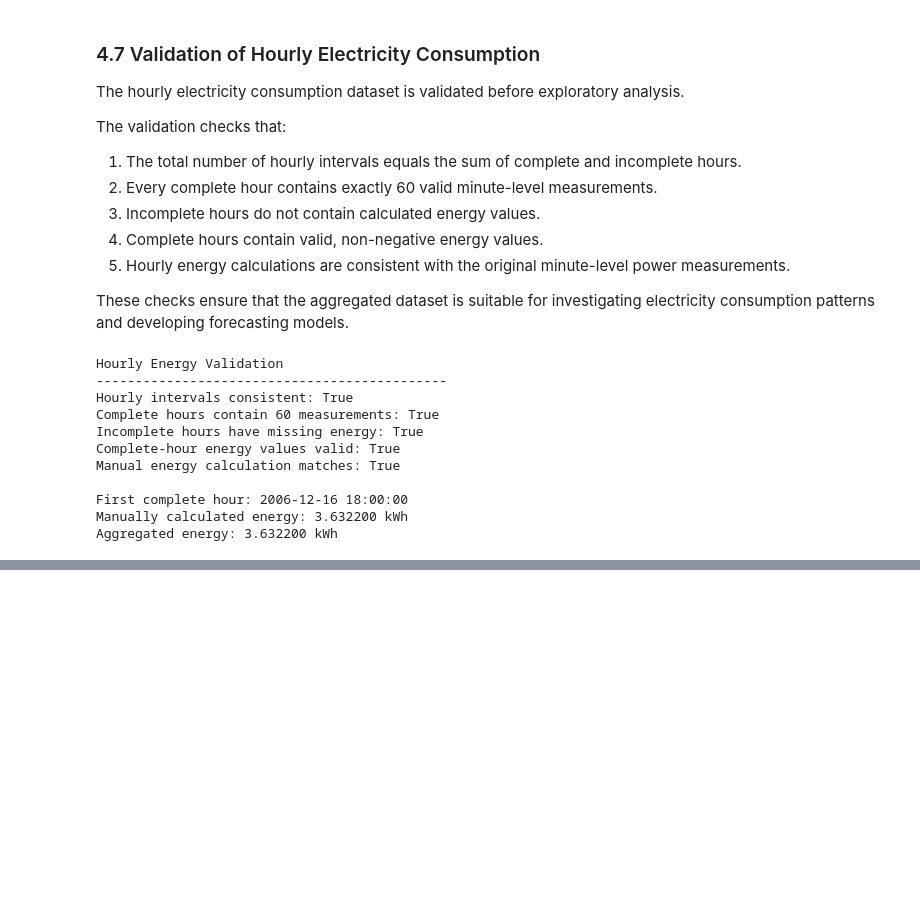
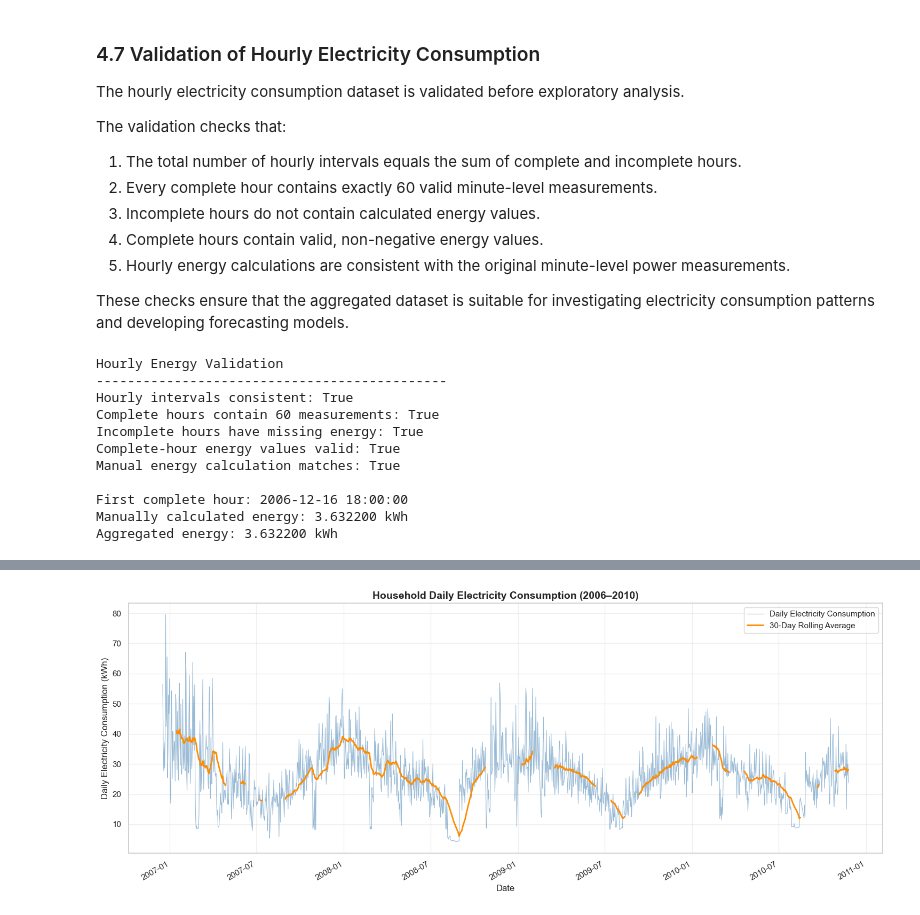
Before and after one commit to damisar/Household_Electricity_Consumption_Analysis_and_Forecasting, a Jupyter notebook: notebook/Household_Electricity_Consumption_Analysis_and_Forecasting.ipynb, the cells around one changed output, grey strips where cells are left out. Drawn from its saved outputs; the diff is of its cells as text; code cells hidden in the pictures; blank space fills up the shorter version.

```diff
--- a/notebook/Household_Electricity_Consumption_Analysis_and_Forecasting.ipynb
+++ b/notebook/Household_Electricity_Consumption_Analysis_and_Forecasting.ipynb
@@ -898,0 +1203,73 @@ Aggregated energy: 3.632200 kWh
+# %%
+
+# Phase 4 - Step 4.12: Daily Electricity Consumption Trends
+
+import matplotlib.pyplot as plt
+
+# Select complete daily energy observations
+daily_valid = df_daily.loc[
+    df_daily["Complete_Day"], "Energy_kWh"
+].copy()
+
+# Calculate a 30-day rolling average
+# Require at least 30 valid daily observations
+daily_rolling_30 = df_daily["Energy_kWh"].rolling(
+    window=30,
+    min_periods=30
+).mean()
+
+# Create the visualization
+fig, ax = plt.subplots(figsize=(15, 6))
+
+ax.plot(
+    daily_valid.index,
+    daily_valid,
+    color="steelblue",
+    linewidth=0.8,
+    alpha=0.55,
+    label="Daily Electricity Consumption"
+)
+
+ax.plot(
+    daily_rolling_30.index,
+    daily_rolling_30,
+    color="darkorange",
+    linewidth=2,
+    label="30-Day Rolling Average"
+)
+
+ax.set_title(
+    "Household Daily Electricity Consumption (2006–2010)",
+    fontsize=14,
+    fontweight="bold"
+)
+
+ax.set_xlabel("Date")
+ax.set_ylabel("Daily Electricity Consumption (kWh)")
+
+ax.grid(True, alpha=0.3)
+ax.legend()
+
+fig.autofmt_xdate()
+plt.tight_layout()
+
+# Export the figure
+fig.savefig(
+    "../figure/daily_electricity_consumption_trends.png",
+    dpi=300,
+    bbox_inches="tight"
+)
+
+plt.show()
+
+# Display descriptive statistics
+print("Daily Electricity Consumption Summary")
+print("-" * 45)
+print(f"Complete days analyzed: {len(daily_valid):,}")
+print(f"Average daily consumption: {daily_valid.mean():.3f} kWh")
+print(f"Median daily consumption: {daily_valid.median():.3f} kWh")
+print(f"Maximum daily consumption: {daily_valid.max():.3f} kWh")
+print(f"Minimum daily consumption: {daily_valid.min():.3f} kWh")
+print(f"Standard deviation: {daily_valid.std():.3f} kWh")
+# %% [output]
+[figure, added]
```
Also changed, not shown: parts of 17 cells of this notebook, 4 other files.
